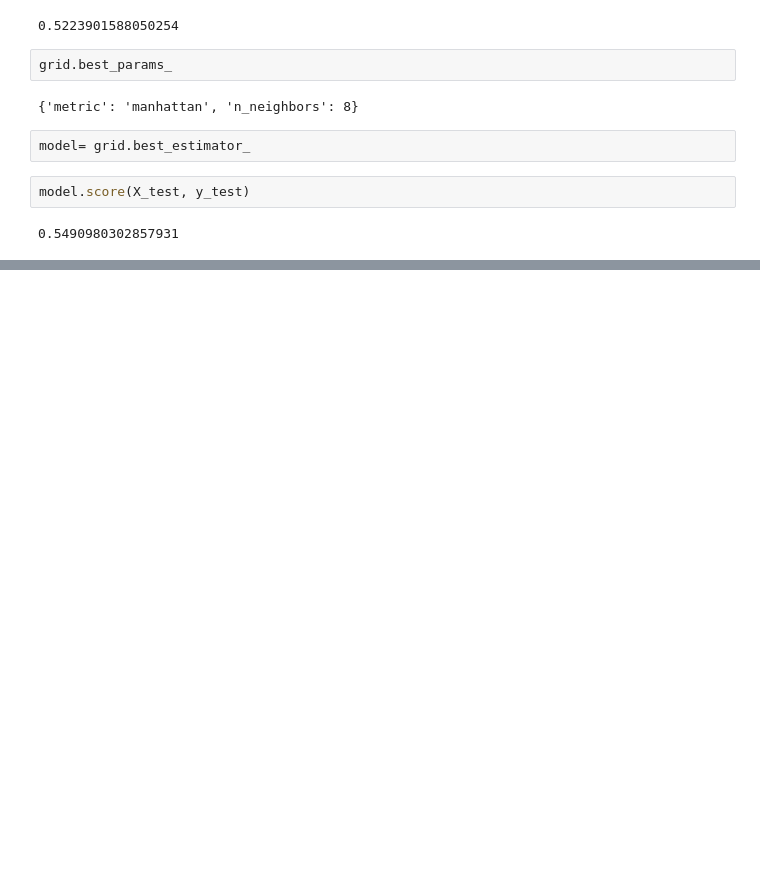
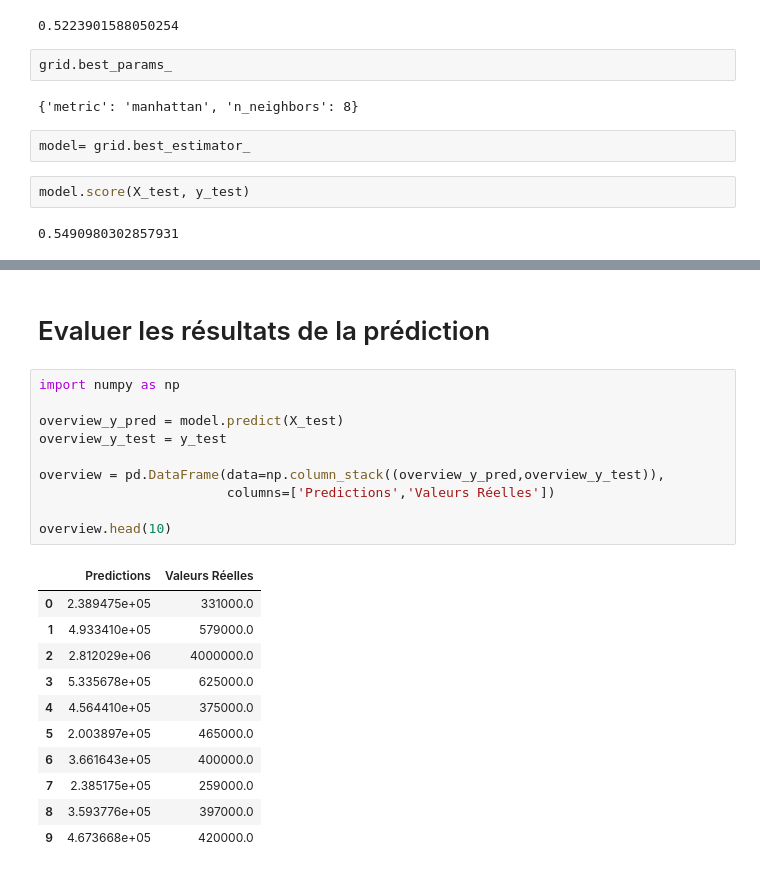
Before and after one commit to Yvette2023/prix_maison_partie_1, a Jupyter notebook: data_preparation.ipynb, the cells around one changed output, grey strips where cells are left out. Saved outputs shown, nothing was run; the diff lists cells and outputs as text; blank space fills up the shorter version.

```diff
--- a/data_modelisation_KNN.ipynb
+++ b/data_preparation.ipynb
@@ -192,0 +272,24 @@ model.score(X_test, y_test)
+# %% [markdown]
+# Evaluer les résultats de la prédiction
+# %%
+import numpy as np
+
+overview_y_pred = model.predict(X_test)
+overview_y_test = y_test
+
+overview = pd.DataFrame(data=np.column_stack((overview_y_pred,overview_y_test)),
+                        columns=['Predictions','Valeurs Réelles'])
+
+overview.head(10)
+# %% [output]
+|  | Predictions | Valeurs Réelles |
+| 0 | 2.389475e+05 | 331000.0 |
+| 1 | 4.933410e+05 | 579000.0 |
+| 2 | 2.812029e+06 | 4000000.0 |
+| 3 | 5.335678e+05 | 625000.0 |
+| 4 | 4.564410e+05 | 375000.0 |
+| 5 | 2.003897e+05 | 465000.0 |
+| 6 | 3.661643e+05 | 400000.0 |
+| 7 | 2.385175e+05 | 259000.0 |
+| 8 | 3.593776e+05 | 397000.0 |
+| 9 | 4.673668e+05 | 420000.0 |
```
Also changed, not shown: parts of 12 cells of this notebook, 3 other files.
